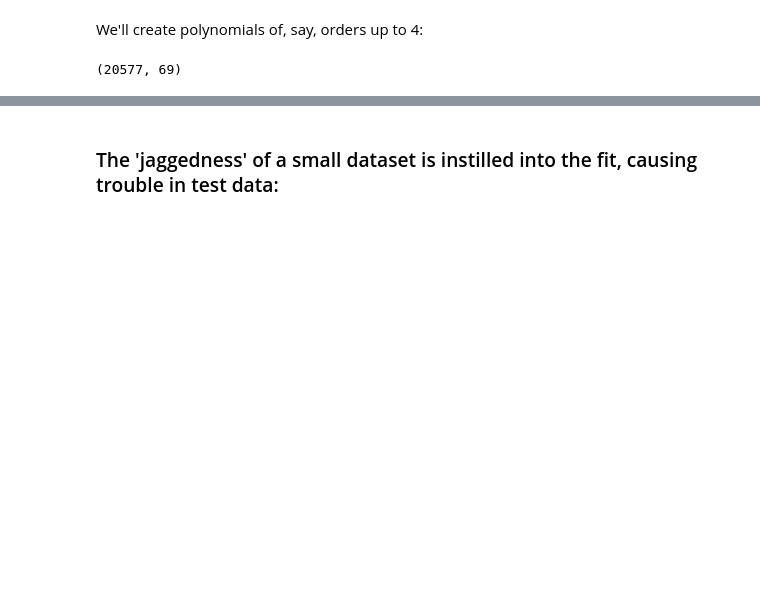
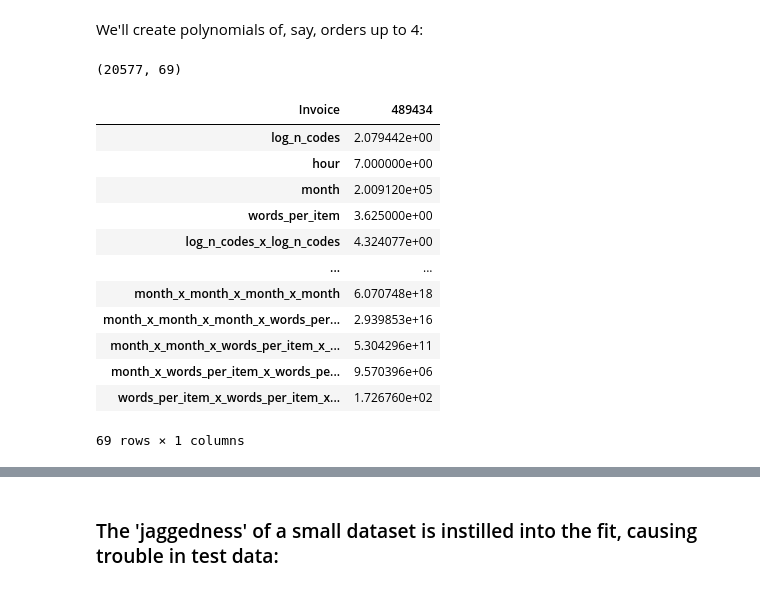
Before and after one commit to jeremy-large/ox-sbs-ml-bd, a Jupyter notebook: notebooks/class_3.ipynb, the cells around one changed output, grey strips where cells are left out. Drawn from its saved outputs; the diff is of its cells as text; code cells hidden in the pictures; blank space fills up the shorter version.

```diff
--- a/notebooks/class_3.ipynb
+++ b/notebooks/class_3.ipynb
@@ -163,3 +177,19 @@ polynomial_X = build_polynomial_dataframe(invoices[predictors], 4)
 polynomial_X.shape
 # %% [output]
 (20577, 69)
+# %%
+polynomial_X.head(1).T
+# %% [output]
+| Invoice | 489434 |
+| log_n_codes | 2.079442e+00 |
+| hour | 7.000000e+00 |
+| month | 2.009120e+05 |
+| words_per_item | 3.625000e+00 |
+| log_n_codes_x_log_n_codes | 4.324077e+00 |
+| ... | ... |
+| month_x_month_x_month_x_month | 6.070748e+18 |
+| month_x_month_x_month_x_words_per... | 2.939853e+16 |
+| month_x_month_x_words_per_item_x_... | 5.304296e+11 |
+| month_x_words_per_item_x_words_pe... | 9.570396e+06 |
+| words_per_item_x_words_per_item_x... | 1.726760e+02 |
+69 rows × 1 columns
```
Also changed, not shown: parts of 37 cells of this notebook, 1 other file.
